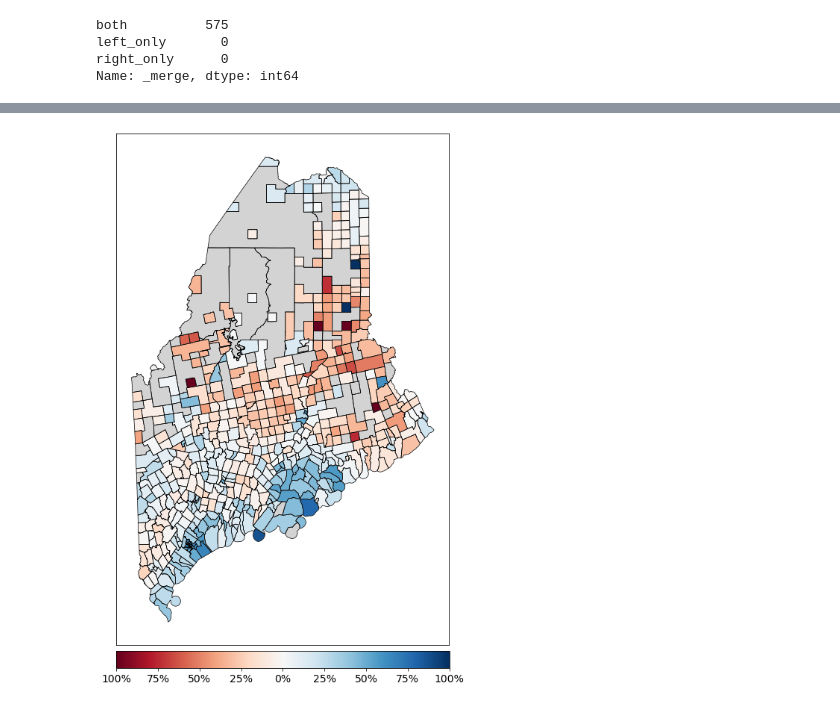
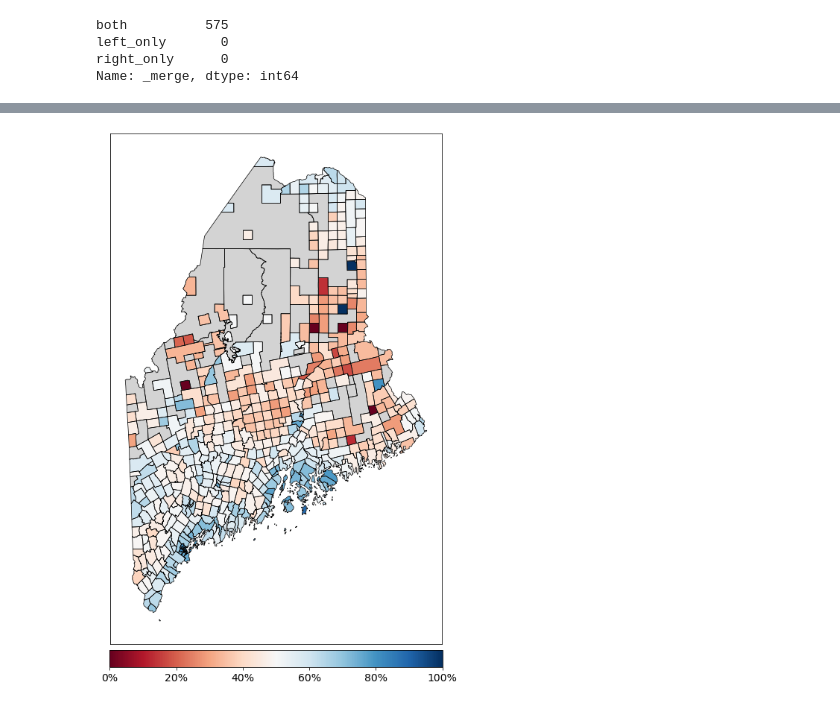
Before and after one commit to nonpartisan-redistricting-datahub/Case_Study_3, a Jupyter notebook: maine_votes.ipynb, the cells around one changed output, grey strips where cells are left out. Cells and saved outputs as stored; diff of their text form; code cells hidden in the pictures.

```diff
--- a/maine_votes.ipynb
+++ b/maine_votes.ipynb
@@ -114,8 +116,18 @@ Name: _merge, dtype: int64
+# %%
+me_carto = census_carto[census_carto["STUSPS"]=="ME"]
+# %%
+me_carto = me_carto.to_crs(join_20.crs)
+# %%
+join_20 = gp.clip(join_20, me_carto)
+join_18 = gp.clip(join_18, me_carto)
 # %%
 # Define a percentage vote column for each party
 join_20['dem_pct'] = join_20["dem"]/(join_20["dem"]+join_20["gop"])
 join_20['gop_pct'] = join_20["gop"]/(join_20["dem"]+join_20["gop"])
 
+join_20['dem_pct'] = join_20['dem_pct']*100
+
+
 # Calculate the difference between the two percentages
 join_20['net_pct'] = (join_20['dem_pct'] - join_20['gop_pct'])*100
 # %%
@@ -128,31 +142,33 @@ join_18['net_pct'] = (join_18['dem_pct'] - join_18['gop_pct'])*100
 # %%
 # Plot the outline of the districts (this cleans up issues where adjacent districts have thicker outlines)
 plt = join_20.boundary.plot(color = "black", linewidth = .7, figsize = (8, 15))
 join_20.plot(ax = plt, color = "lightgrey", linewidth = .7)
 
-# Plot a choropleth map of the districts by registered dem voters
-join_20.plot(ax = plt, column = 'net_pct', cmap ="RdBu", legend = True, legend_kwds={'orientation': "horizontal", "pad": 0.01}, linewidth = .3, edgecolor = "#FFFFFF" )
+# Plot a choropleth map of the districts by dem vote %
+join_20.plot(ax = plt, column = 'dem_pct', cmap ="RdBu", legend = True, legend_kwds={'orientation': "horizontal", "pad": 0.01}, linewidth = .3, edgecolor = "#FFFFFF", vmin=0, vmax = 100)
 
 # Make the x and y axes markings not show up
 plt.xaxis.set_visible(False)
 plt.yaxis.set_visible(False)
 
 # Get the choropleth object to update the title
 fig = plt.figure
 cb_ax = fig.axes[1]
 cb_ax.tick_params(labelsize=14)
+cb_ax.xaxis.set_major_formatter(mtick.FormatStrFormatter('%.0f%%'))
+
 
 # Change the labels from showing negative percentages
-labels_og = [item.get_text() for item in cb_ax.get_xticklabels()]
-locs_og = [item for item in cb_ax.get_xticks()]
-labels = ['100%', '75%', '50%', '25%', '0%', '25%', '50%', '75%', '100%']
-cb_ax.set_xticks(locs_og)
-cb_ax.set_xticklabels(labels)
+# labels_og = [item.get_text() for item in cb_ax.get_xticklabels()]
+# locs_og = [item for item in cb_ax.get_xticks()]
+# labels = ['100%', '75%', '50%', '25%', '0%', '25%', '50%', '75%', '100%']
+# cb_ax.set_xticks(locs_og)
+# cb_ax.set_xticklabels(labels)
 
 # Save the figure
 plt.figure.savefig("./example_map_2020.png",bbox_inches="tight", dpi = 227)
 # %% [output]
-[figure, old version]
+[figure, new version]
 # %%
 # Plot the outline of the districts (this cleans up issues where adjacent districts have thicker outlines)
 plt = join_18.boundary.plot(color = "black", linewidth = .7, figsize = (8,15))
```
Also changed, not shown: parts of 17 cells of this notebook.
